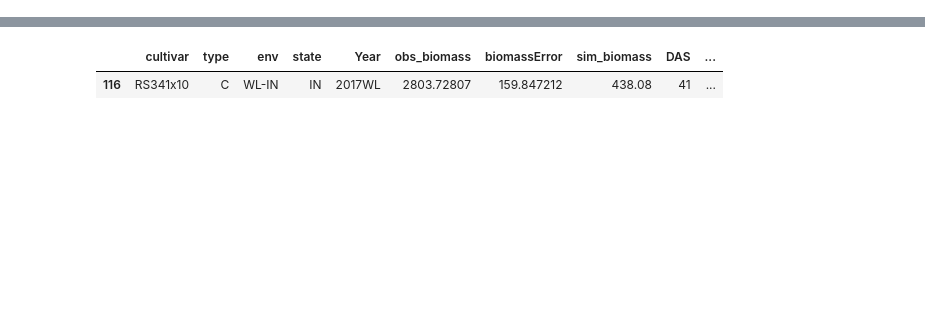
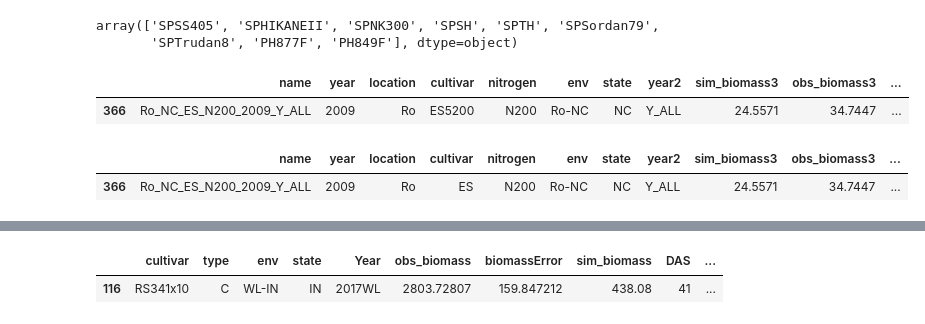
Before and after one commit to JJguri/APSIMClassicTools, a Jupyter notebook: SunGrantDataValidation.ipynb, the cells around one changed output, grey strips where cells are left out. Drawn from its saved outputs; the diff is of its cells as text; code cells hidden in the pictures; blank space fills up the shorter version.

```diff
--- a/SunGrantDataValidation.ipynb
+++ b/SunGrantDataValidation.ipynb
@@ -146,0 +283,16 @@ purdue = pd.read_csv(r'C:\Users\uqjojeda\Nextcloud\PURTERRA-A0131\2020\Validatio
+# %%
+A = purdue.loc[(purdue.env == 'Bu-TX')]
+A.cultivar.unique()
+# %% [output]
+array(['SPSS405', 'SPHIKANEII', 'SPNK300', 'SPSH', 'SPTH', 'SPSordan79',
+       'SPTrudan8', 'PH877F', 'PH849F'], dtype=object)
+# %%
+final.loc[(final.obs_biomass3>34.7)]
+# %% [output]
+|  | name | year | location | cultivar | nitrogen | env | state | year2 | sim_biomass3 | obs_biomass3 | ... |
+| 366 | Ro_NC_ES_N200_2009_Y_ALL | 2009 | Ro | ES5200 | N200 | Ro-NC | NC | Y_ALL | 24.5571 | 34.7447 | ... |
+# %%
+final.loc[(final.sim_biomass3>22.5)&(final.obs_biomass3>32)]
+# %% [output]
+|  | name | year | location | cultivar | nitrogen | env | state | year2 | sim_biomass3 | obs_biomass3 | ... |
+| 366 | Ro_NC_ES_N200_2009_Y_ALL | 2009 | Ro | ES | N200 | Ro-NC | NC | Y_ALL | 24.5571 | 34.7447 | ... |
```
Also changed, not shown: parts of 15 cells of this notebook.
